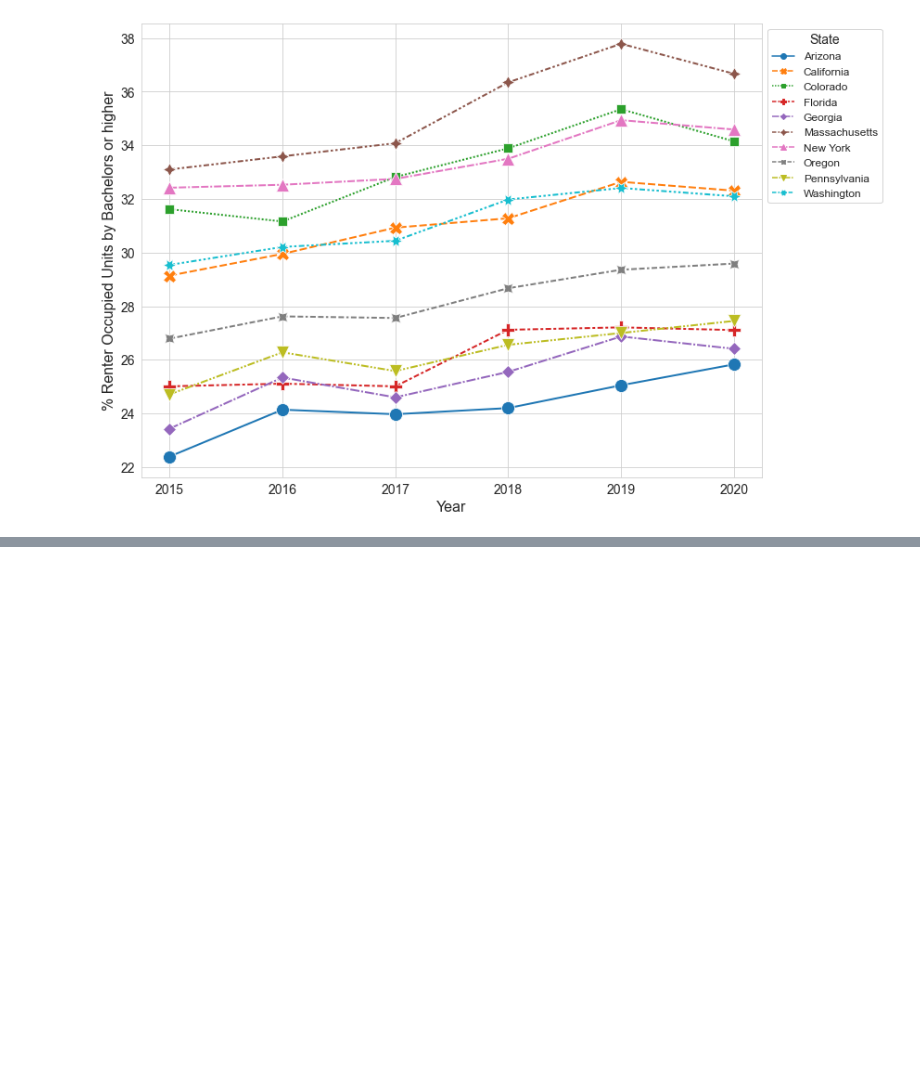
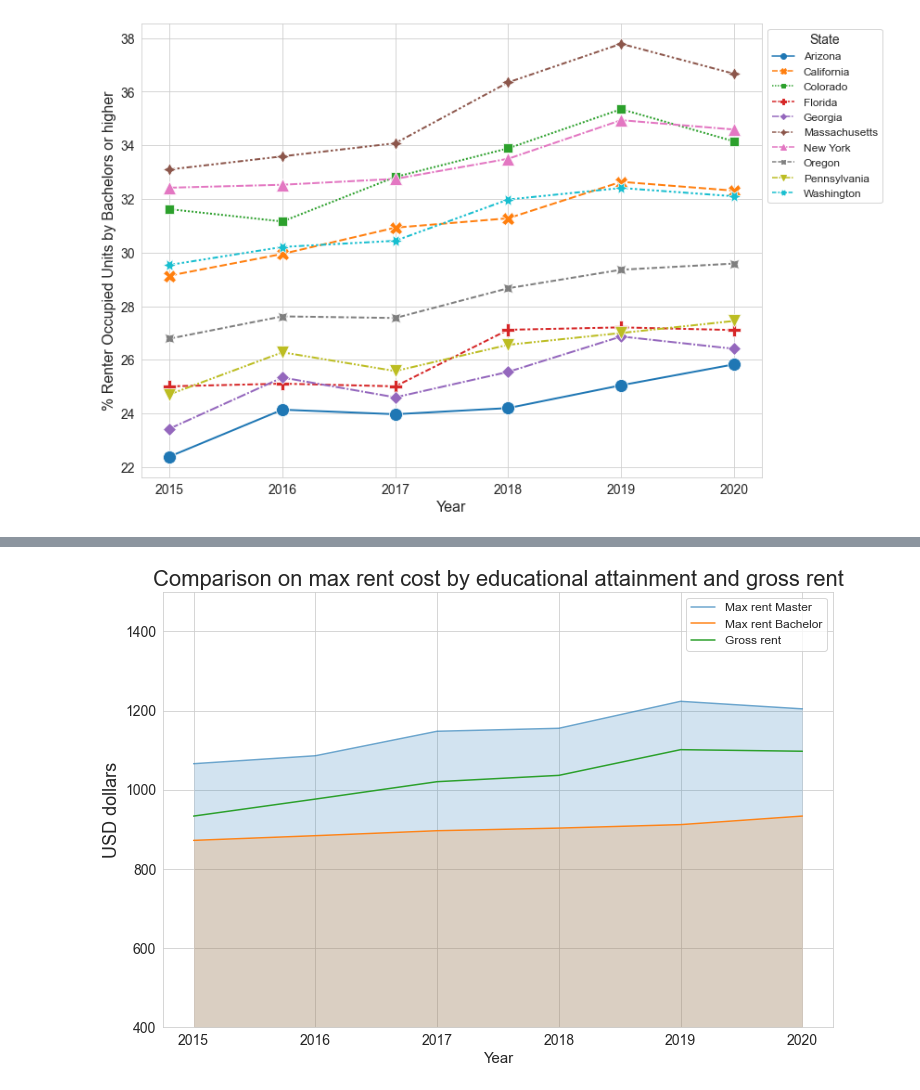
Before and after one commit to aliglara/capstone-c1-DA, a Jupyter notebook: codes/EDA_population.ipynb, the cells around one changed output, grey strips where cells are left out. Drawn from its saved outputs; the diff is of its cells as text; code cells hidden in the pictures; blank space fills up the shorter version.

Commit message:
advance on earning and rent cost

```diff
--- a/codes/EDA_population.ipynb
+++ b/codes/EDA_population.ipynb
@@ -146,0 +177,24 @@ plt.show()
+# %%
+earning_df.rename({
+    "year": "Year",
+    "name_state": "State name",
+    "median_earnings_bachelor": "Bachelor earning",
+    "median_earnings_master_or_above": "Master or above earning",
+    "median_gross_rent": "Gross rent"
+}, axis=1, inplace=True)
+# %%
+def max_rent(value, tax_perc=37, ratio=3):
+    return np.round(value * (100 - tax_perc) / 12 / ratio / 100, 2)
+# %%
+# Some calculations
+tax_percentage = 37
+ratio_rent_income = 3
+earning_df["Perc diff"] = (((earning_df["Master or above earning"] -
+                           earning_df["Bachelor earning"]) / earning_df["Bachelor earning"] * 100).round(2))
+
+earning_df["Max rent Bachelor"] = earning_df["Bachelor earning"].apply(lambda x: max_rent(x,tax_percentage, ratio_rent_income))
+earning_df["Max rent Master"] = earning_df["Master or above earning"].apply(lambda x: max_rent(x,tax_percentage, ratio_rent_income))
+
+#earning_df = earning_df[["year", "name_state", "median_earnings_bachelor", "max expected rent cost bachelor",
+#                         "median_earnings_master_or_above", "max expected rent cost master",
+#                         "Perc diff", "median_gross_rent"]]
@@ -146,0 +271,22 @@ plt.show()
+# %%
+subdata = earning_df[earning_df["State name"]=="Arizona"]
+fig, ax = plt.subplots(figsize=(12, 8))
+ax.plot("Year", "Max rent Master", data=subdata, alpha=0.65)
+ax.fill_between("Year", 'Max rent Master', alpha=0.2, data=subdata)
+
+ax.plot("Year", "Max rent Bachelor",
+        data=subdata,
+        alpha=0.95)
+ax.fill_between("Year", 'Max rent Bachelor', alpha=0.2, data=subdata)
+
+ax.plot("Year", "Gross rent", data=subdata)
+ax.set_ylim([400, 1500])
+ax.legend(loc='upper left')
+ax.set_title('Comparison on max rent cost by educational attainment and gross rent', fontsize = 22)
+ax.set_xlabel('Year', fontsize=15)
+ax.set_ylabel('USD dollars', fontsize=18)
+plt.legend(fontsize=12)
+plt.tick_params(axis='both', which='major', labelsize=14)
+plt.show()
+# %% [output]
+[figure, added]
```
Also changed, not shown: parts of 16 cells of this notebook.
